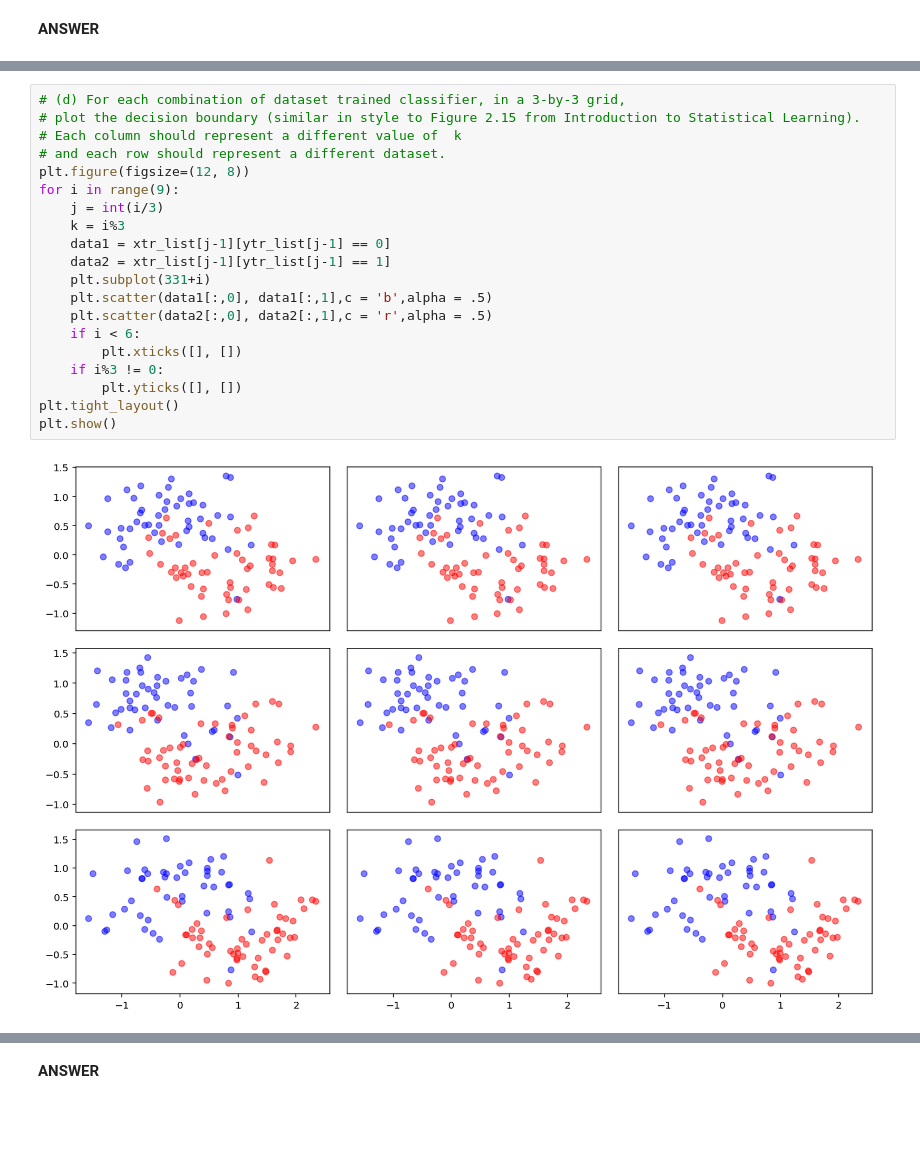
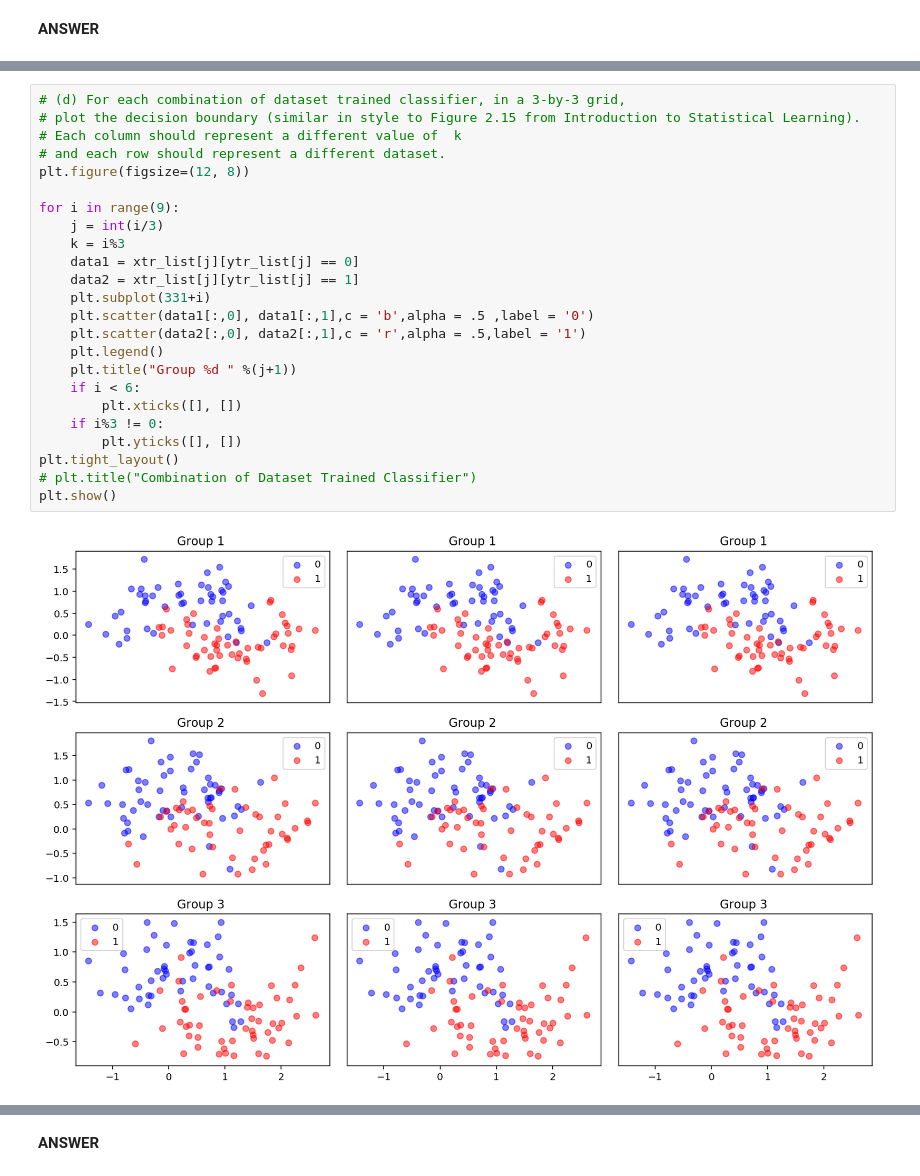
Before and after one commit to y-ke/machine-learning-course, a Jupyter notebook: Assignment 2.ipynb, the cells around one changed output, grey strips where cells are left out. Drawn from its saved outputs; the diff is of its cells as text; blank space fills up the shorter version.

```diff
--- a/Assignment 2.ipynb
+++ b/Assignment 2.ipynb
@@ -439,25 +415,29 @@ classifier_list.append(g3_25)
 # %%
 # (d) For each combination of dataset trained classifier, in a 3-by-3 grid,
 # plot the decision boundary (similar in style to Figure 2.15 from Introduction to Statistical Learning).
 # Each column should represent a different value of  k
 # and each row should represent a different dataset.
 plt.figure(figsize=(12, 8))
+
 for i in range(9):
     j = int(i/3)
     k = i%3
-    data1 = xtr_list[j-1][ytr_list[j-1] == 0]
-    data2 = xtr_list[j-1][ytr_list[j-1] == 1]
+    data1 = xtr_list[j][ytr_list[j] == 0]
+    data2 = xtr_list[j][ytr_list[j] == 1]
     plt.subplot(331+i)
-    plt.scatter(data1[:,0], data1[:,1],c = 'b',alpha = .5)
-    plt.scatter(data2[:,0], data2[:,1],c = 'r',alpha = .5)
+    plt.scatter(data1[:,0], data1[:,1],c = 'b',alpha = .5 ,label = '0')
+    plt.scatter(data2[:,0], data2[:,1],c = 'r',alpha = .5,label = '1')
+    plt.legend()
+    plt.title("Group %d " %(j+1))
     if i < 6:
         plt.xticks([], [])
     if i%3 != 0:
         plt.yticks([], [])
 plt.tight_layout()
+# plt.title("Combination of Dataset Trained Classifier")
 plt.show()
 # %% [output]
-[figure, old version]
+[figure, new version]
 # %% [markdown]
 ## 6
 **[20 points] Bias-variance trade-off II: Quantifying the tradeoff**. This exercise will explore the impact of the bias-variance tradeoff on classifier performance by looking at classifier decision boundaries.
```
Also changed, not shown: parts of 15 cells of this notebook.
